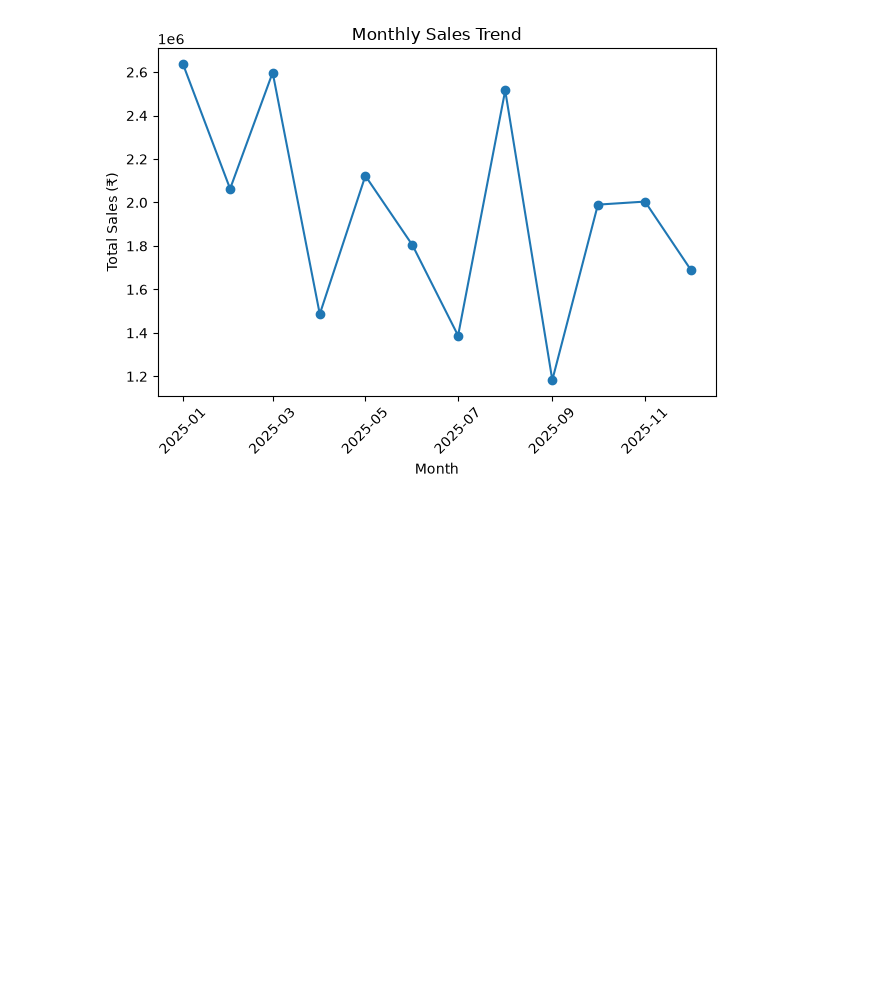
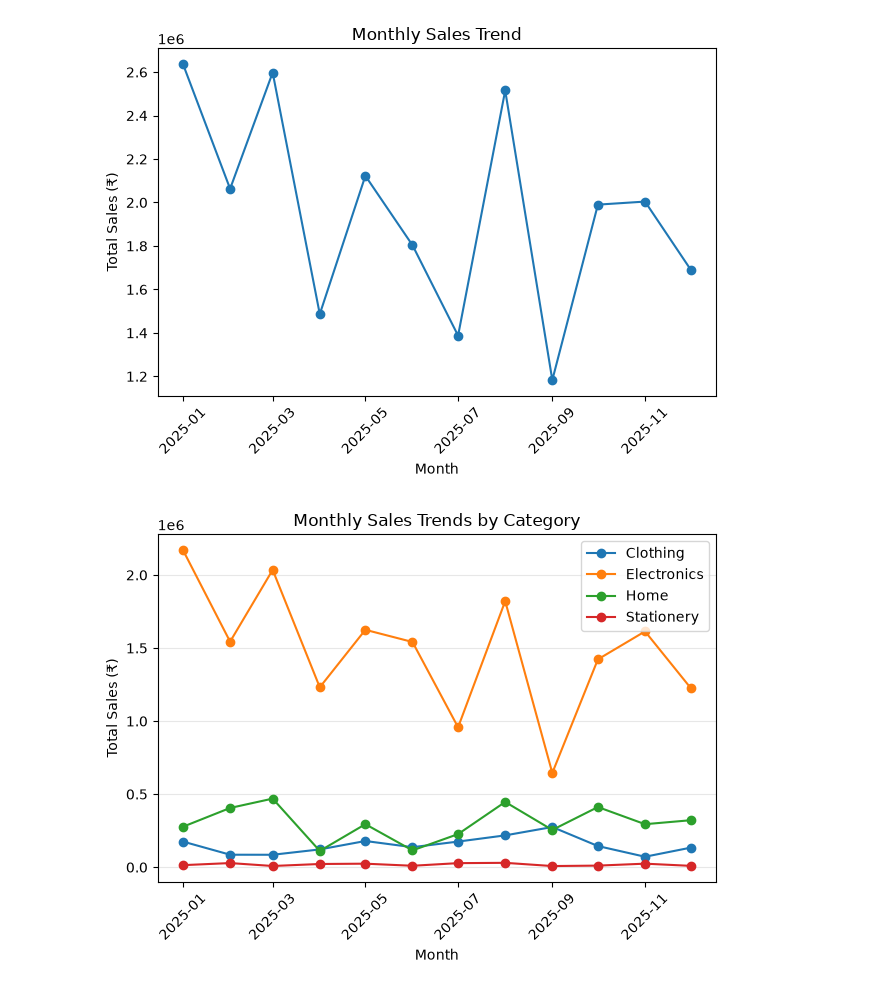
Before and after one commit to SakshamZom-dev/Python_Learning, a Jupyter notebook: Matplotlib/MPL13_data1.ipynb, the cells around one changed output. Drawn from its saved outputs; the diff is of its cells as text; code cells hidden in the pictures; blank space fills up the shorter version.

Commit message:
Add usage of unstack() and category plotting

```diff
--- a/Matplotlib/MPL13_data1.ipynb
+++ b/Matplotlib/MPL13_data1.ipynb
@@ -23,3 +23,29 @@ plt.tight_layout()
 plt.show()
 # %% [output]
 [figure]
+# %%
+import matplotlib.pyplot as plt
+import pandas as pd
+
+data = pd.read_csv('data1.csv')
+data['OrderDate'] = pd.to_datetime(data['OrderDate'])
+
+monthly_category_sales = data.groupby(
+    [data['OrderDate'].dt.to_period('M'), 'Category']       # Group by Month and Category
+)['Sales'].sum()
+monthly_category_sales = monthly_category_sales.unstack()   # Reshape the data for plotting
+
+plt.plot(monthly_category_sales.index.to_timestamp(),
+         monthly_category_sales.values,
+         marker='o')                                        # Plot the data with timestamps as Month
+
+plt.xlabel('Month')
+plt.ylabel('Total Sales (₹)')
+plt.title('Monthly Sales Trends by Category')
+plt.legend(monthly_category_sales.columns)                  # Add legend
+plt.xticks(rotation=45)
+plt.grid(axis='y', alpha=0.3)
+plt.tight_layout()
+plt.show()
+# %% [output]
+[figure, added]
```
Also changed, not shown: parts of 1 cell of this notebook.
